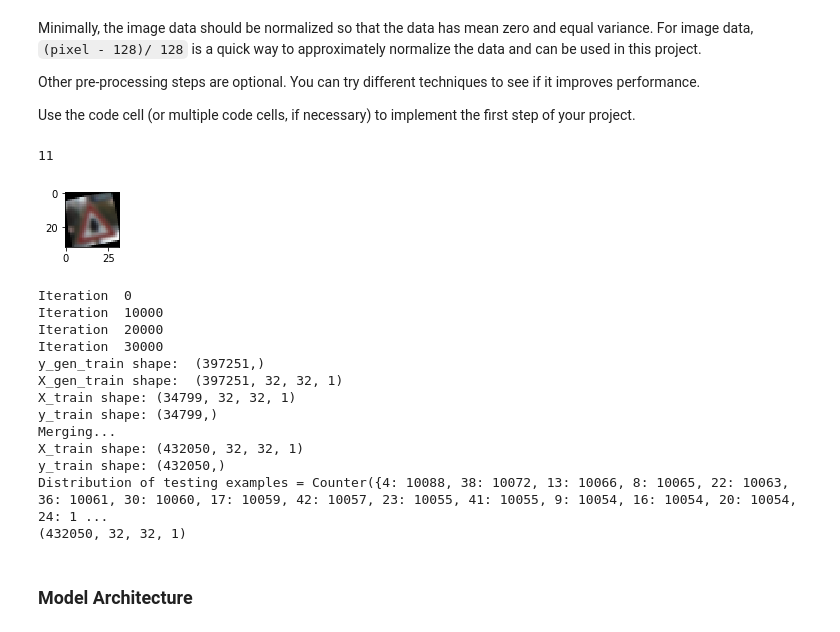
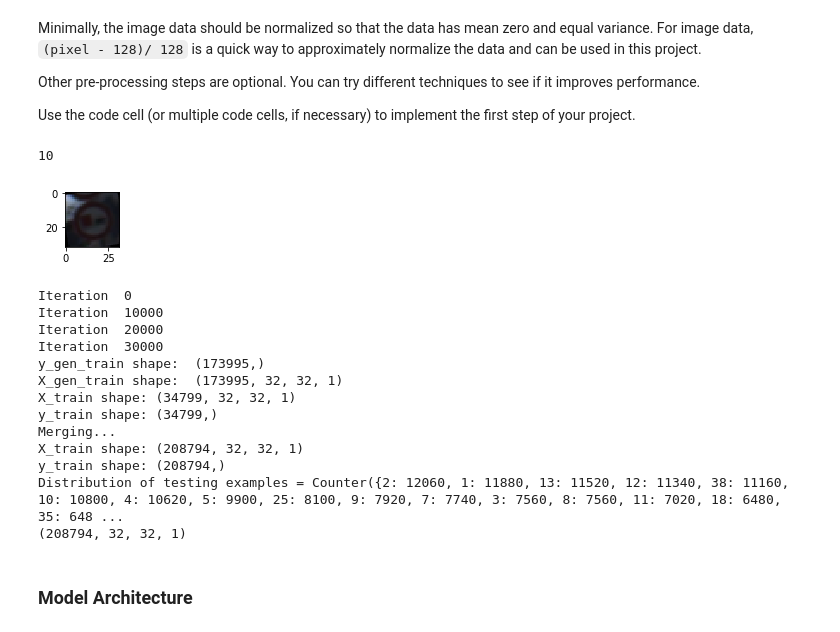
Before and after one commit to elias3/CarND-Traffic-Sign-Classifier-Project, a Jupyter notebook: Traffic_Sign_Classifier.ipynb, the cells around one changed output. Saved outputs shown, nothing was run; the diff lists cells and outputs as text; code cells hidden in the pictures.

```diff
--- a/Traffic_Sign_Classifier.ipynb
+++ b/Traffic_Sign_Classifier.ipynb
@@ -162,37 +162,48 @@ import numpy as np
 # Visualizations will be shown in the notebook.
 %matplotlib inline
 
+
+size = 5
+
+# generating the kernel
+kernel_motion_blur = np.zeros((size, size))
+kernel_motion_blur[int((size-1)/2), :] = np.ones(size)
+kernel_motion_blur = kernel_motion_blur / size
+
+# applying the kernel to the input image
 
 
 def generateSample(img):
     pixel_range = (-2,3)
     scale_range = (0.9,1.1)
     rotation_range = (-15,16) # in degrees
     petrurbed = np.random.randint(pixel_range[0],pixel_range[1])
     rotation = np.random.randint(rotation_range[0],rotation_range[1])
     scale = (scale_range[1] - scale_range[0]) * np.random.random_sample() + scale_range[0]
 
     rows,cols, c = img.shape
 
     # blur image at probability of 0.1
     blur_prob = 0.5
 
-    if blur_prob >= np.random.random_sample():
-        img = cv2.GaussianBlur(img,(5,5),0)
+ #   if blur_prob >= np.random.random_sample():
+        #img = cv2.filter2D(img, -1, kernel_motion_blur)
+       # img = cv2.medianBlur(img,5)
+      #  img = cv2.GaussianBlur(img,(5,5),0)
 
     M = cv2.getRotationMatrix2D((cols/2 + petrurbed,rows/2 + petrurbed),rotation, scale)
     dst = cv2.warpAffine(img,M,(cols,rows))
 
 
     return dst.reshape(dst.shape[0],dst.shape[1],c)
 
 
 plt.figure(figsize=(1,1))
 plt.imshow(generateSample(image))
 print(y_train[index])
 # %% [output]
-11
+10
-[figure, old version]
+[figure, new version]
 # %%
 ### Preprocess the data here. It is required to normalize the data. Other preprocessing steps could include
 ### converting to grayscale, etc.
@@ -202,6 +213,7 @@ from sklearn.utils import shuffle
 from sklearn.preprocessing import normalize
 from sklearn.preprocessing import scale
 from skimage.exposure import equalize_adapthist
+from skimage.exposure import adjust_log
 import cv2
 
 #img_y = (exposure.equalize_adapthist(img_y,) - 0.5)
@@ -211,9 +223,12 @@ def preprocess(img):
 #    # img_y = (equalize_adapthist(img_y,) - 0.5)
 #     img_y = img_y.reshape(img_y.shape + (1,))
 #     return img_y
-    img_yuv = cv2.cvtColor(img, cv2.COLOR_RGB2YUV)
+    img_yuv = cv2.cvtColor(img, cv2.COLOR_BGR2YUV)
     y, u, v = cv2.split(img_yuv)
-    y = normalize(y)
+    y = (y / 255.).astype(np.float32)
+    y = adjust_log(y) - 0.5
+    y = scale(y)
+   # y = (y - 128)/128
     return y.reshape(y.shape[0],y.shape[1],1)
 
 
@@ -226,14 +241,14 @@ num_orig_train_images = X_train.shape[0]
 X_gen_train = []
 y_gen_train = []
 
-num_extra_samples = 4
+num_extra_samples = 5
 for i in range (num_orig_train_images):
     if i % 10000 == 0:
         print("Iteration ", i)
 
     samples_in_class_i = dist_train[y_train[i]]
     samples_in_class_n = most_common_count
-    samples_needed = num_extra_samples + (num_extra_samples+1)*((samples_in_class_n - samples_in_class_i)/samples_in_class_i)
+    samples_needed = num_extra_samples #+ (num_extra_samples+1)*((samples_in_class_n - samples_in_class_i)/samples_in_class_i)
     for j in range (int(samples_needed)):
         X_gen_train.append(generateSample(X_train[i]))
         y_gen_train.append(y_train[i])
@@ -273,15 +288,15 @@ Iteration  0
 Iteration  10000
 Iteration  20000
 Iteration  30000
-y_gen_train shape:  (397251,)
-X_gen_train shape:  (397251, 32, 32, 1)
+y_gen_train shape:  (173995,)
+X_gen_train shape:  (173995, 32, 32, 1)
 X_train shape: (34799, 32, 32, 1)
 y_train shape: (34799,)
 Merging...
-X_train shape: (432050, 32, 32, 1)
-y_train shape: (432050,)
-Distribution of testing examples = Counter({4: 10088, 38: 10072, 13: 10066, 8: 10065, 22: 10063, 36: 10061, 30: 10060, 17: 10059, 42: 10057, 23: 10055, 41: 10055, 9: 10054, 16: 10054, 20: 10054, 24: 1 ...
-(432050, 32, 32, 1)
+X_train shape: (208794, 32, 32, 1)
+y_train shape: (208794,)
+Distribution of testing examples = Counter({2: 12060, 1: 11880, 13: 11520, 12: 11340, 38: 11160, 10: 10800, 4: 10620, 5: 9900, 25: 8100, 9: 7920, 7: 7740, 3: 7560, 8: 7560, 11: 7020, 18: 6480, 35: 648 ...
+(208794, 32, 32, 1)
 # %% [markdown]
 ### Model Architecture
 # %%
```
Also changed, not shown: parts of 2 cells of this notebook.
